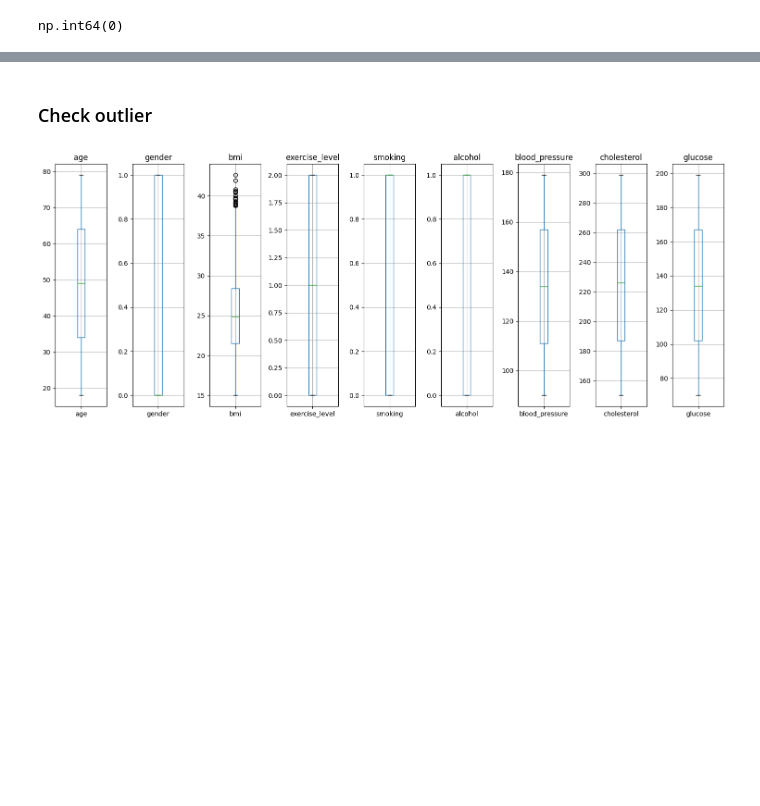
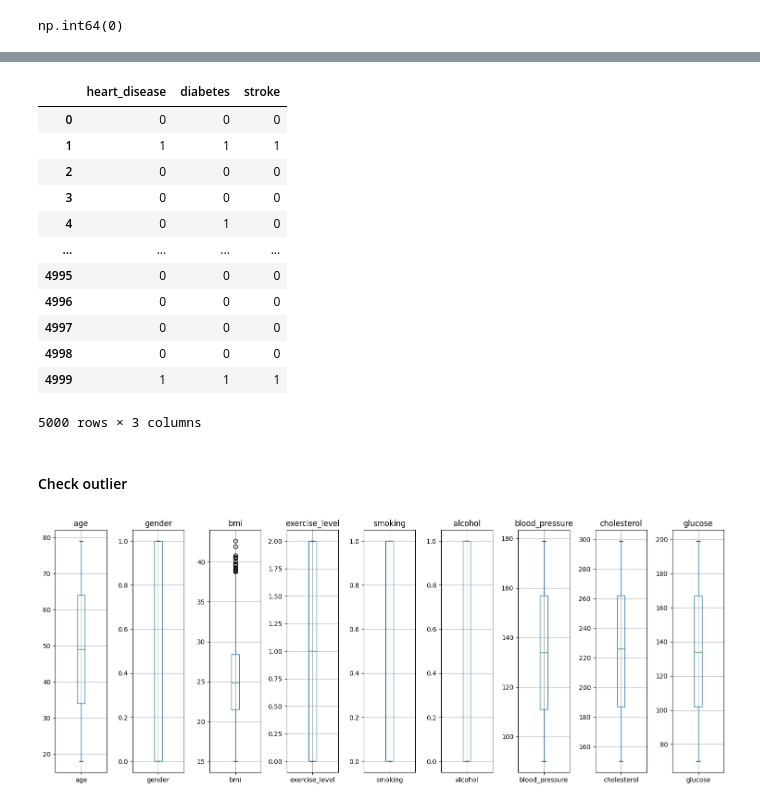
Before and after one commit to ChickenMan-1080/ML-Logistic-Regression, a Jupyter notebook: ML-SmartHealthCare_and_LifeStyle/Smart_Health_Care_LifeStyle.ipynb, the cells around one changed output, grey strips where cells are left out. Drawn from its saved outputs; the diff is of its cells as text; code cells hidden in the pictures; blank space fills up the shorter version.

```diff
--- a/ML-SmartHealthCare_and_LifeStyle/Smart_Health_Care_LifeStyle.ipynb
+++ b/ML-SmartHealthCare_and_LifeStyle/Smart_Health_Care_LifeStyle.ipynb
@@ -130,5 +128,22 @@ df
+# %%
+df_y = df[['heart_disease','diabetes','stroke']]
+df_y
+# %% [output]
+|  | heart_disease | diabetes | stroke |
+| 0 | 0 | 0 | 0 |
+| 1 | 1 | 1 | 1 |
+| 2 | 0 | 0 | 0 |
+| 3 | 0 | 0 | 0 |
+| 4 | 0 | 1 | 0 |
+| ... | ... | ... | ... |
+| 4995 | 0 | 0 | 0 |
+| 4996 | 0 | 0 | 0 |
+| 4997 | 0 | 0 | 0 |
+| 4998 | 0 | 0 | 0 |
+| 4999 | 1 | 1 | 1 |
+5000 rows × 3 columns
 # %% [markdown]
-### Check outlier
+#### Check outlier
 # %%
 #Subplot each Column
 fig , axes = plt.subplots(1, 9, figsize=(15, 6))
```
Also changed, not shown: parts of 13 cells of this notebook.
